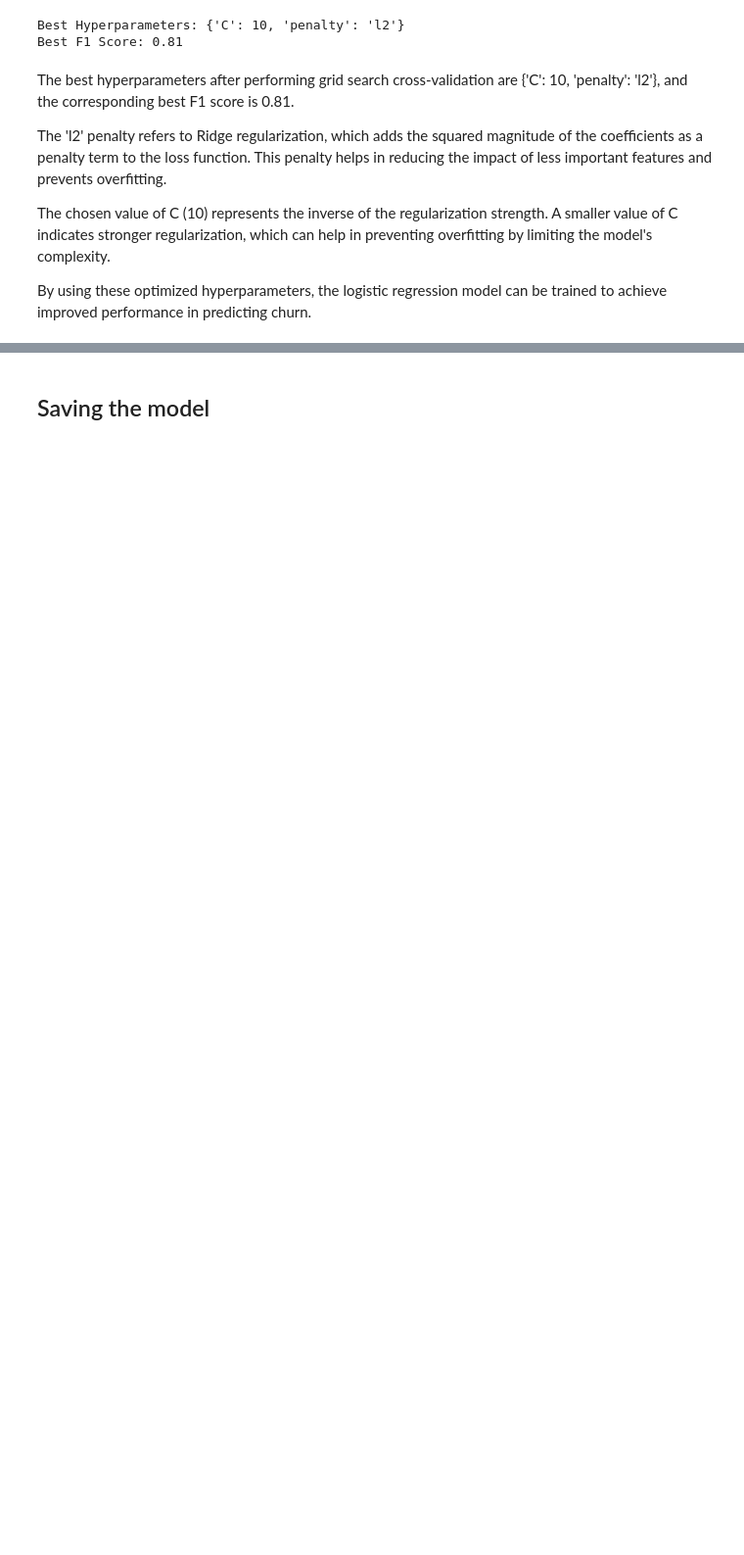
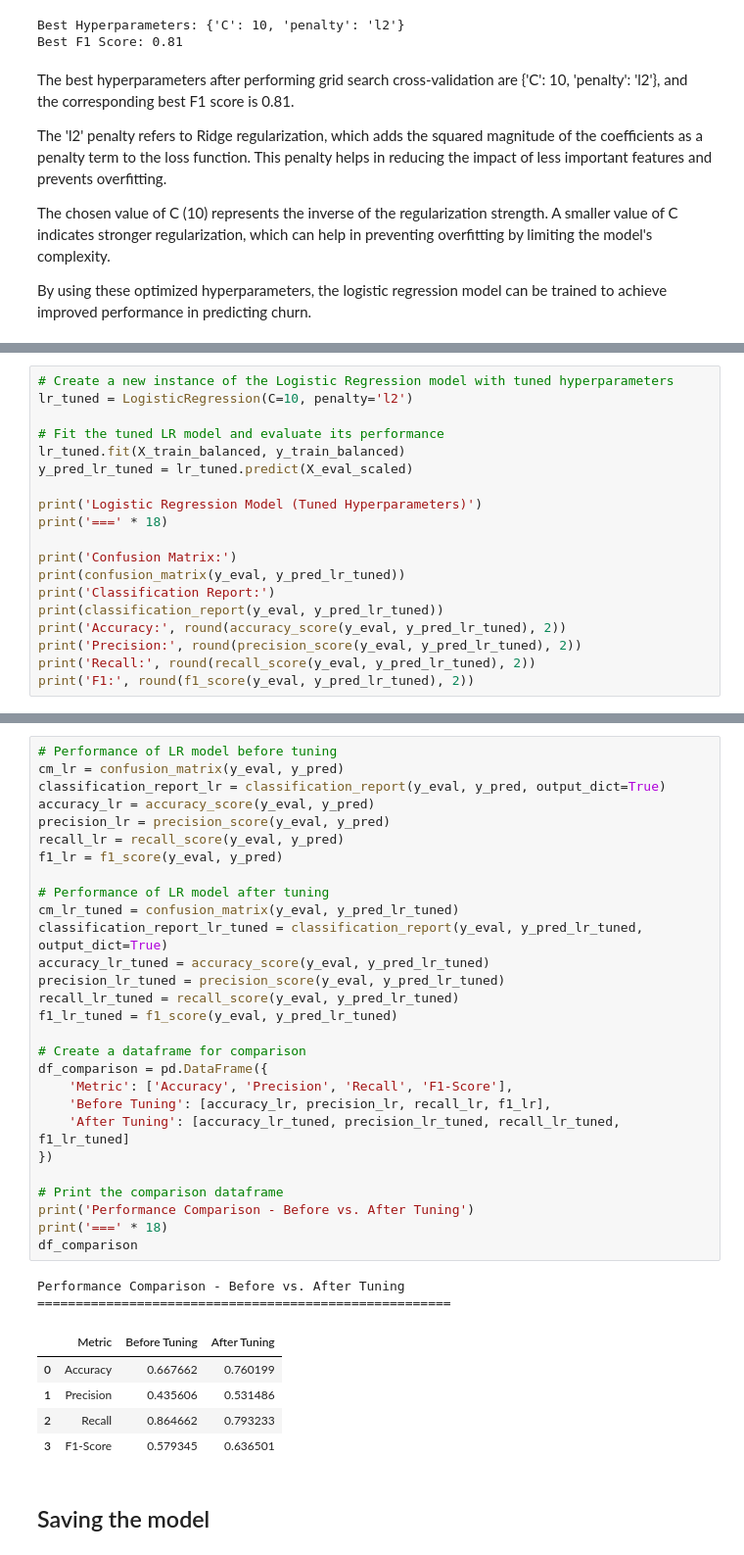
Before and after one commit to rasmodev/Customer-Churn-Prediction-Machine-Learning-Classification-Project, a Jupyter notebook: Classification_Telco_customer_churn.ipynb, the cells around one changed output, grey strips where cells are left out. Shown at 98% size. Saved outputs shown, nothing was run; the diff lists cells and outputs as text; blank space fills up the shorter version.

```diff
--- a/Classification_Telco_customer_churn.ipynb
+++ b/Classification_Telco_customer_churn.ipynb
@@ -1721,0 +1739,19 @@ By using these optimized hyperparameters,  the logistic regression model can be
+# %%
+# Create a new instance of the Logistic Regression model with tuned hyperparameters
+lr_tuned = LogisticRegression(C=10, penalty='l2')
+
+# Fit the tuned LR model and evaluate its performance
+lr_tuned.fit(X_train_balanced, y_train_balanced)
+y_pred_lr_tuned = lr_tuned.predict(X_eval_scaled)
+
+print('Logistic Regression Model (Tuned Hyperparameters)')
+print('===' * 18)
+
+print('Confusion Matrix:')
+print(confusion_matrix(y_eval, y_pred_lr_tuned))
+print('Classification Report:')
+print(classification_report(y_eval, y_pred_lr_tuned))
+print('Accuracy:', round(accuracy_score(y_eval, y_pred_lr_tuned), 2))
+print('Precision:', round(precision_score(y_eval, y_pred_lr_tuned), 2))
+print('Recall:', round(recall_score(y_eval, y_pred_lr_tuned), 2))
+print('F1:', round(f1_score(y_eval, y_pred_lr_tuned), 2))
@@ -1722,3 +1778,39 @@ By using these optimized hyperparameters,  the logistic regression model can be
+# %%
+# Performance of LR model before tuning
+cm_lr = confusion_matrix(y_eval, y_pred)
+classification_report_lr = classification_report(y_eval, y_pred, output_dict=True)
+accuracy_lr = accuracy_score(y_eval, y_pred)
+precision_lr = precision_score(y_eval, y_pred)
+recall_lr = recall_score(y_eval, y_pred)
+f1_lr = f1_score(y_eval, y_pred)
+
+# Performance of LR model after tuning
+cm_lr_tuned = confusion_matrix(y_eval, y_pred_lr_tuned)
+classification_report_lr_tuned = classification_report(y_eval, y_pred_lr_tuned, output_dict=True)
+accuracy_lr_tuned = accuracy_score(y_eval, y_pred_lr_tuned)
+precision_lr_tuned = precision_score(y_eval, y_pred_lr_tuned)
+recall_lr_tuned = recall_score(y_eval, y_pred_lr_tuned)
+f1_lr_tuned = f1_score(y_eval, y_pred_lr_tuned)
+
+# Create a dataframe for comparison
+df_comparison = pd.DataFrame({
+    'Metric': ['Accuracy', 'Precision', 'Recall', 'F1-Score'],
+    'Before Tuning': [accuracy_lr, precision_lr, recall_lr, f1_lr],
+    'After Tuning': [accuracy_lr_tuned, precision_lr_tuned, recall_lr_tuned, f1_lr_tuned]
+})
+
+# Print the comparison dataframe
+print('Performance Comparison - Before vs. After Tuning')
+print('===' * 18)
+df_comparison
+# %% [output]
+Performance Comparison - Before vs. After Tuning
+======================================================
+|  | Metric | Before Tuning | After Tuning |
+| 0 | Accuracy | 0.667662 | 0.760199 |
+| 1 | Precision | 0.435606 | 0.531486 |
+| 2 | Recall | 0.864662 | 0.793233 |
+| 3 | F1-Score | 0.579345 | 0.636501 |
 # %% [markdown]
 ## Saving the model
 # %%
```
Also changed, not shown: parts of 36 cells of this notebook.
